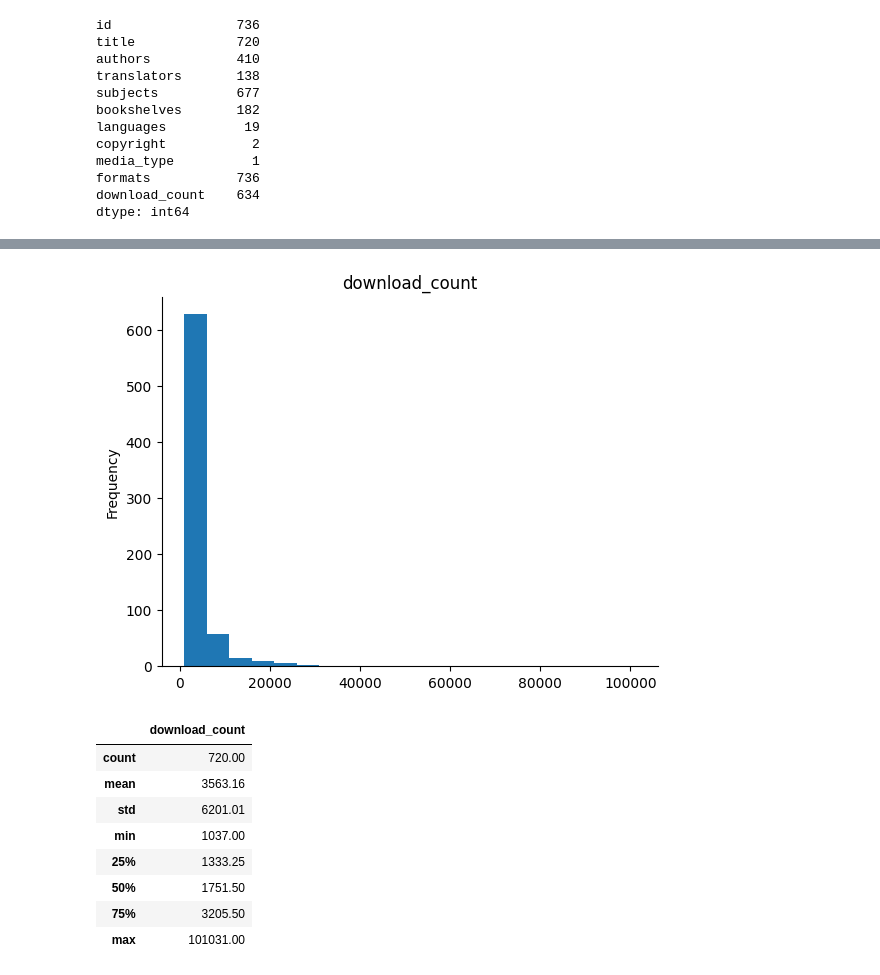
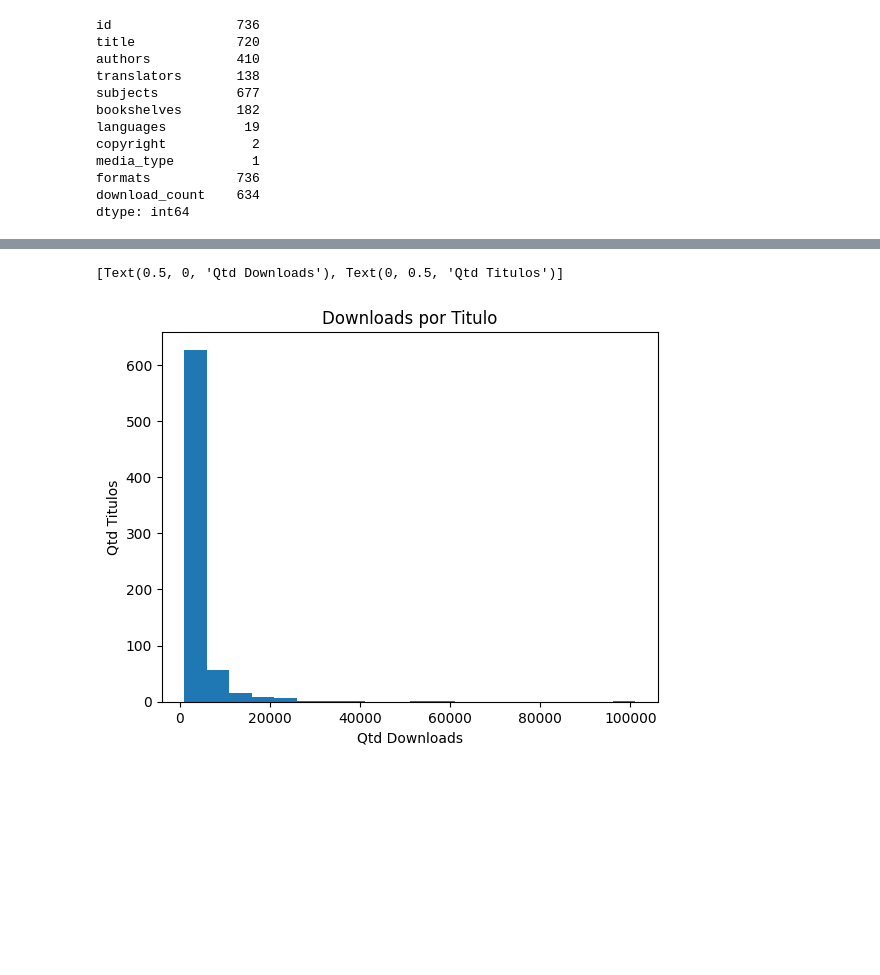
Before and after one commit to JohannPalheiros/gutendex-analytics, a Jupyter notebook: gutendex_analytics.ipynb, the cells around one changed output, grey strips where cells are left out. Saved outputs shown, nothing was run; the diff lists cells and outputs as text; code cells hidden in the pictures; blank space fills up the shorter version.

```diff
--- a/gutendex_analytics.ipynb
+++ b/gutendex_analytics.ipynb
@@ -220,19 +219,9 @@ groupbyDF.sort_values('download_count', ascending=False).tail()
-# %%
-from matplotlib import pyplot as plt
-_df_0['download_count'].plot(kind='hist', bins=20, title='download_count')
-plt.gca().spines[['top', 'right',]].set_visible(False)
-# %% [output]
-[figure, removed]
-# %%
-#%% verificando alguns
-groupbyDF.describe().round(2)
-# %% [output]
-|  | download_count |
-| count | 720.00 |
-| mean | 3563.16 |
-| std | 6201.01 |
-| min | 1037.00 |
-| 25% | 1333.25 |
-| 50% | 1751.50 |
-| 75% | 3205.50 |
-| max | 101031.00 |
+# %%
+#%% No gráfico abaixo, a frequência é representada pelos titulos dos livros,
+#%% O que significa que há mais de 600 titulos da amostra com uma baixissima quantidade de downloads,
+#%% Também percebe-se que há uma quantidade muito pequena de titulos com mais de 20 mil downloads
+groupbyDF['download_count'].plot(kind='hist', bins=20, title='Downloads por Titulo')
+plt.gca().set(xlabel='Qtd Downloads', ylabel='Qtd Titulos')
+# %% [output]
+[Text(0.5, 0, 'Qtd Downloads'), Text(0, 0.5, 'Qtd Titulos')]
+[figure, added]
```
Also changed, not shown: parts of 14 cells of this notebook.
